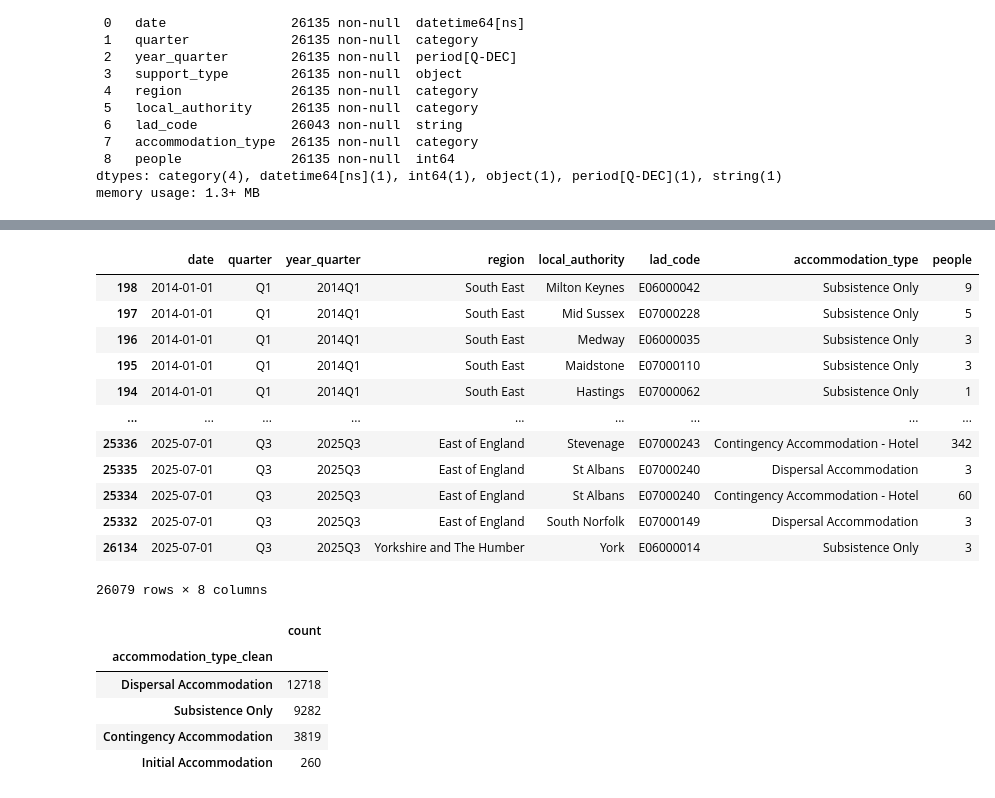
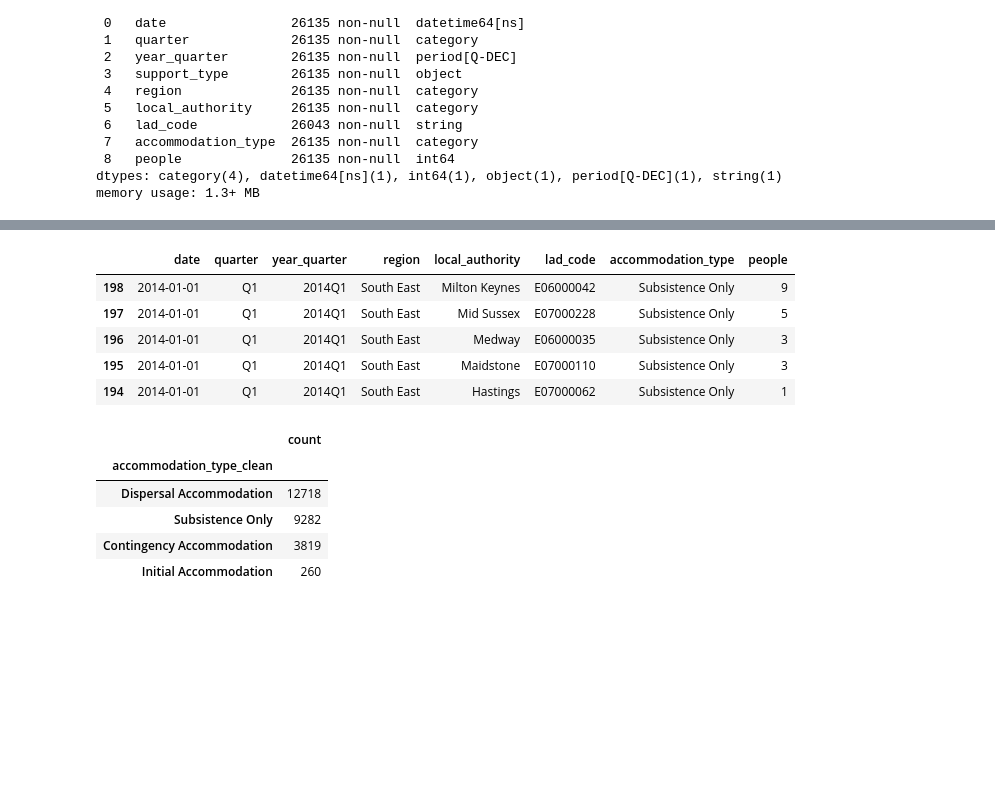
Before and after one commit to awenroberts/QM2-Project, a Jupyter notebook: FINAL2_asylum_seekers_receiving_support_data.ipynb, the cells around one changed output, grey strips where cells are left out. Saved outputs shown, nothing was run; the diff lists cells and outputs as text; code cells hidden in the pictures; blank space fills up the shorter version.

```diff
--- a/FINAL2_asylum_seekers_receiving_support_data.ipynb
+++ b/FINAL2_asylum_seekers_receiving_support_data.ipynb
@@ -132,20 +125,13 @@ df_unclean
 # %%
 df_no_support_type = df.drop(columns=['support_type'])
-df_no_support_type
+df_no_support_type.head()
 # %% [output]
 |  | date | quarter | year_quarter | region | local_authority | lad_code | accommodation_type | people |
 | 198 | 2014-01-01 | Q1 | 2014Q1 | South East | Milton Keynes | E06000042 | Subsistence Only | 9 |
 | 197 | 2014-01-01 | Q1 | 2014Q1 | South East | Mid Sussex | E07000228 | Subsistence Only | 5 |
 | 196 | 2014-01-01 | Q1 | 2014Q1 | South East | Medway | E06000035 | Subsistence Only | 3 |
 | 195 | 2014-01-01 | Q1 | 2014Q1 | South East | Maidstone | E07000110 | Subsistence Only | 3 |
 | 194 | 2014-01-01 | Q1 | 2014Q1 | South East | Hastings | E07000062 | Subsistence Only | 1 |
-| ... | ... | ... | ... | ... | ... | ... | ... | ... |
-| 25336 | 2025-07-01 | Q3 | 2025Q3 | East of England | Stevenage | E07000243 | Contingency Accommodation - Hotel | 342 |
-| 25335 | 2025-07-01 | Q3 | 2025Q3 | East of England | St Albans | E07000240 | Dispersal Accommodation | 3 |
-| 25334 | 2025-07-01 | Q3 | 2025Q3 | East of England | St Albans | E07000240 | Contingency Accommodation - Hotel | 60 |
-| 25332 | 2025-07-01 | Q3 | 2025Q3 | East of England | South Norfolk | E07000149 | Dispersal Accommodation | 3 |
-| 26134 | 2025-07-01 | Q3 | 2025Q3 | Yorkshire and The Humber | York | E06000014 | Subsistence Only | 3 |
-26079 rows × 8 columns
 # %%
 #create a map which harmonsises the dataset to include 4 accomodation types of interest
 #map with 'other' merged with contingency
```
Also changed, not shown: parts of 10 cells of this notebook.
